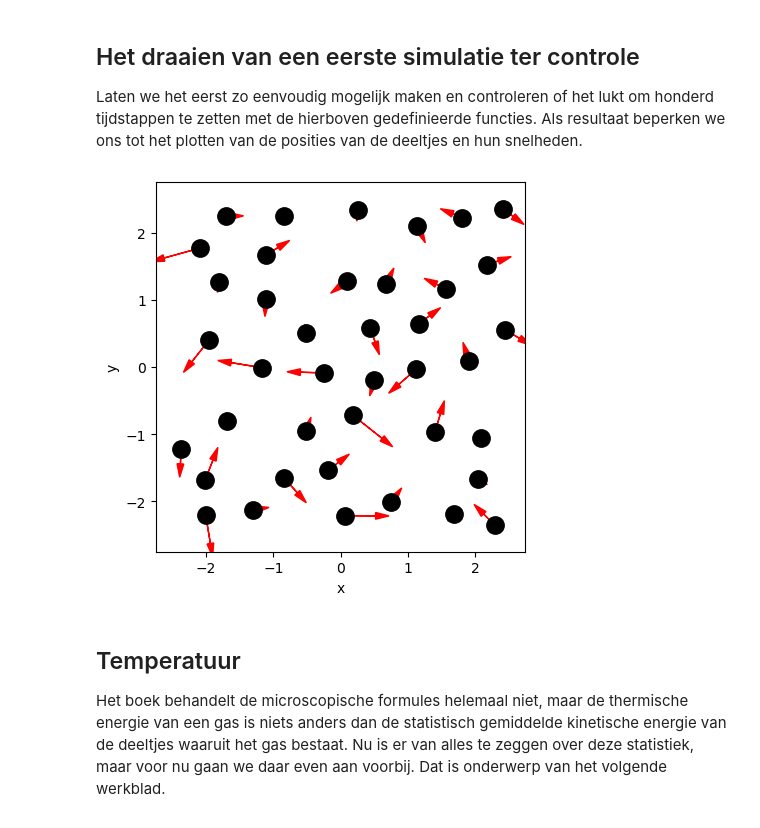
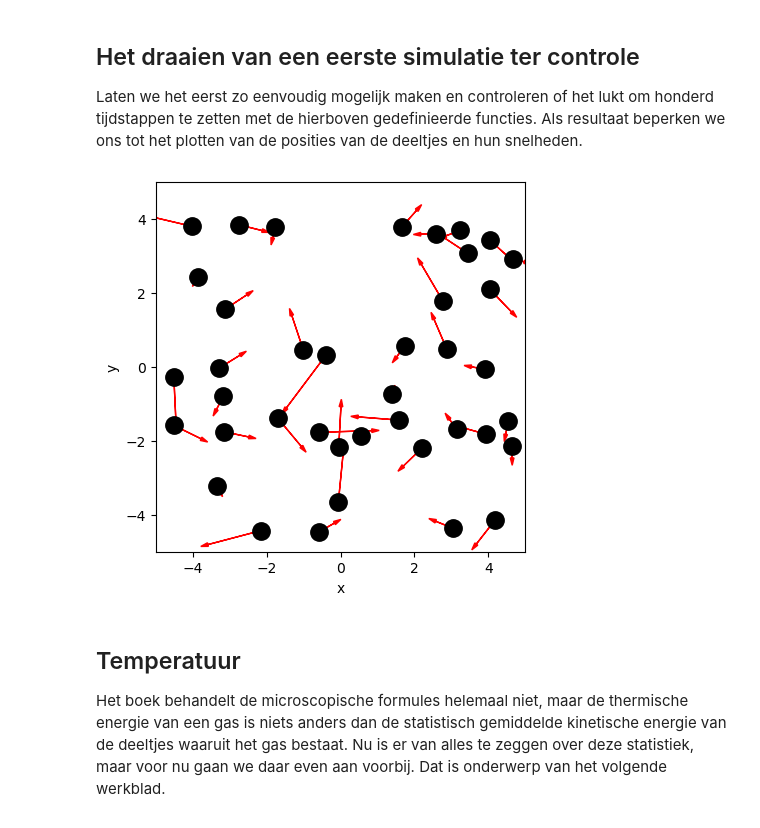
Before and after one commit to Monjano/Practicum-2-Monjano-en-Oscar, a Jupyter notebook: Content/PySim/5_druktemp.ipynb, the cells around one changed output. Cells and saved outputs as stored; diff of their text form; code cells hidden in the pictures.

```diff
--- a/Content/PySim/5_druktemp.ipynb
+++ b/Content/PySim/5_druktemp.ipynb
@@ -36,11 +36,11 @@ import numpy as np
 import matplotlib.pyplot as plt
 from matplotlib.animation import FuncAnimation
 
-BOX_SIZE_0 = 5.5              # Hoogte en breedte startvolume (nm)
+BOX_SIZE_0 = 10             # Hoogte en breedte startvolume (nm)
 N = 40                         # Aantal deeltjes
-V_0 =  4.11e11                  # Startsnelheid van deeltjes (nm/s)
+V_0 =  1                 # Startsnelheid van deeltjes (nm/s)
 RADIUS = 0.3                # Straal van moleculen (nm)
-DT = 1e-13                   # Tijdstap om geen botsing te missen (s)
+DT = 0.1*RADIUS/V_0                   # Tijdstap om geen botsing te missen (s)
 # %% [markdown]
 De klasse voor de gasmoleculen en de functies voor hun onderlinge interactie:
 # %%
@@ -139,29 +139,28 @@ Als resultaat beperken we ons tot het plotten van de posities van de deeltjes en
 # %%
 particles = []
 create_particles(particles)
 
 # doorlopen van de simulatie
 for i in range(100):
     take_time_step(particles)
 
 # plotten van de positie van de deeltjes en hun snelheid als vector
 plt.figure()
 plt.xlabel('x')
 plt.ylabel('y')
 plt.gca().set_aspect('equal')
 plt.xlim(-BOX_SIZE_0/2, BOX_SIZE_0/2)
 plt.ylim(-BOX_SIZE_0/2, BOX_SIZE_0/2)
 
-scale = 1e-12
 for p in particles:
     plt.plot(p.r[0], p.r[1], 'k.', ms=25)
-    plt.arrow(p.r[0], p.r[1], p.v[0]*scale, p.v[1]*scale,
+    plt.arrow(p.r[0], p.r[1], p.v[0], p.v[1],
               head_width=0.1, head_length=0.2,color="red"
              , length_includes_head=True)
 
 plt.show()
 # %% [output]
-[figure, old version]
+[figure, new version]
 # %% [markdown]
 ## Temperatuur
 
```
Also changed, not shown: parts of 6 cells of this notebook.
